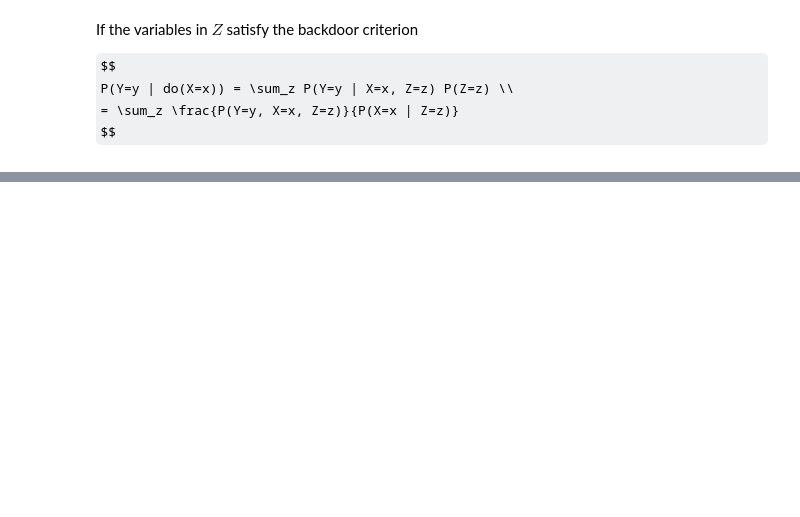
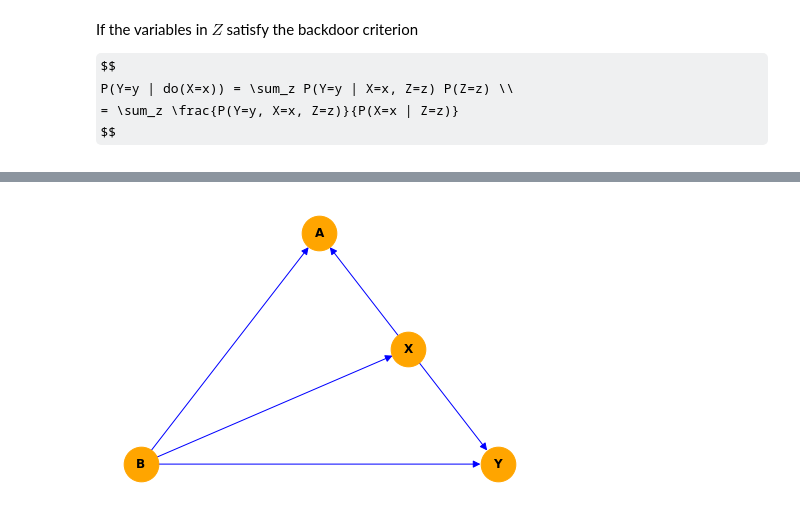
Before and after one commit to bobkemp/causal_examples, a Jupyter notebook: notebooks/data-generator-01.ipynb, the cells around one changed output, grey strips where cells are left out. Cells and saved outputs as stored; diff of their text form; code cells hidden in the pictures; some formulas as TeX source; blank space fills up the shorter version.

```diff
--- a/notebooks/data-generator-01.ipynb
+++ b/notebooks/data-generator-01.ipynb
@@ -312,0 +255,4 @@ result.shape
+# %%
+draw_fn(g, **nx_options)
+# %% [output]
+[figure, added]
```
Also changed, not shown: parts of 44 cells of this notebook, 3 other files.
